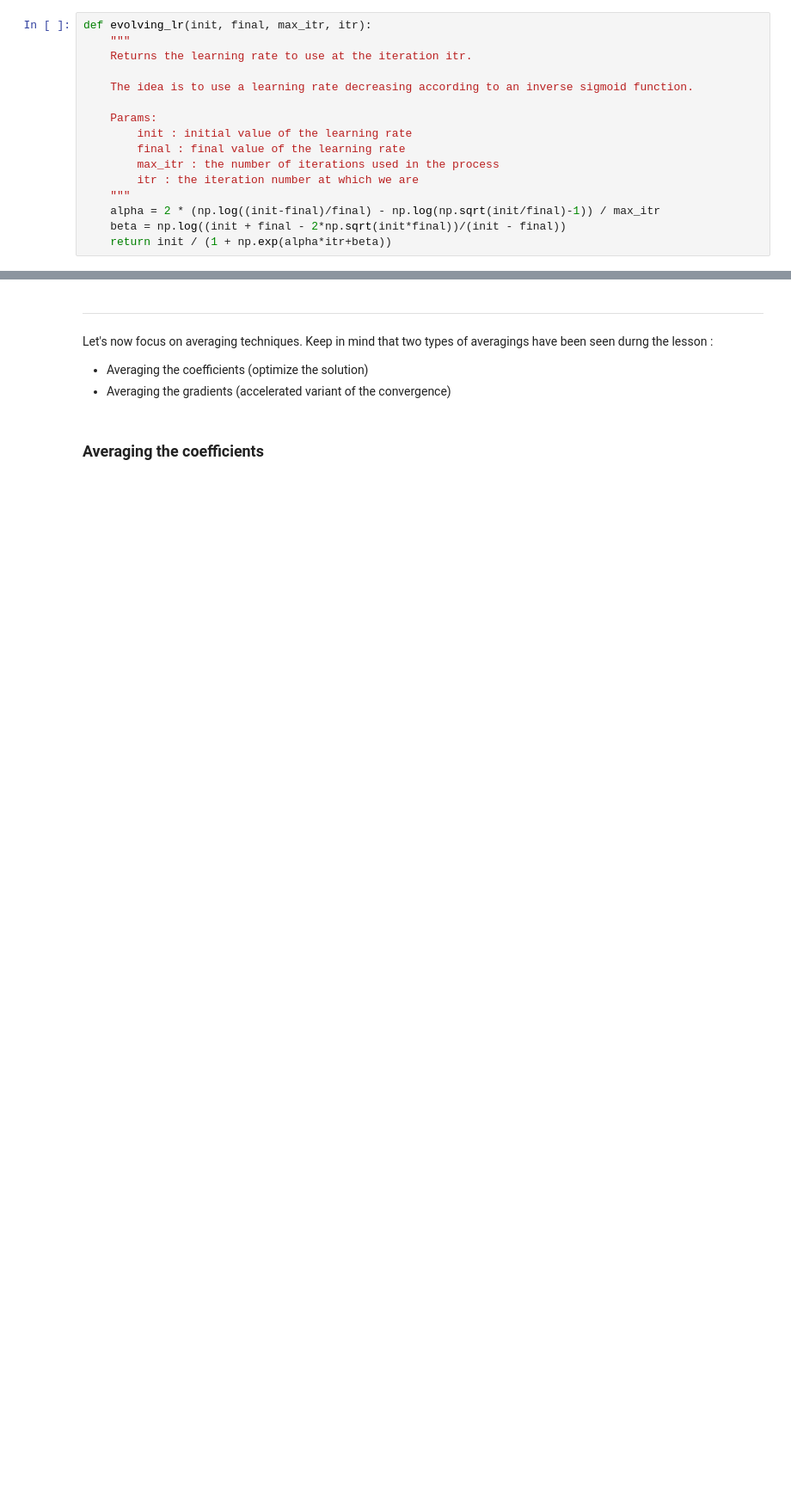
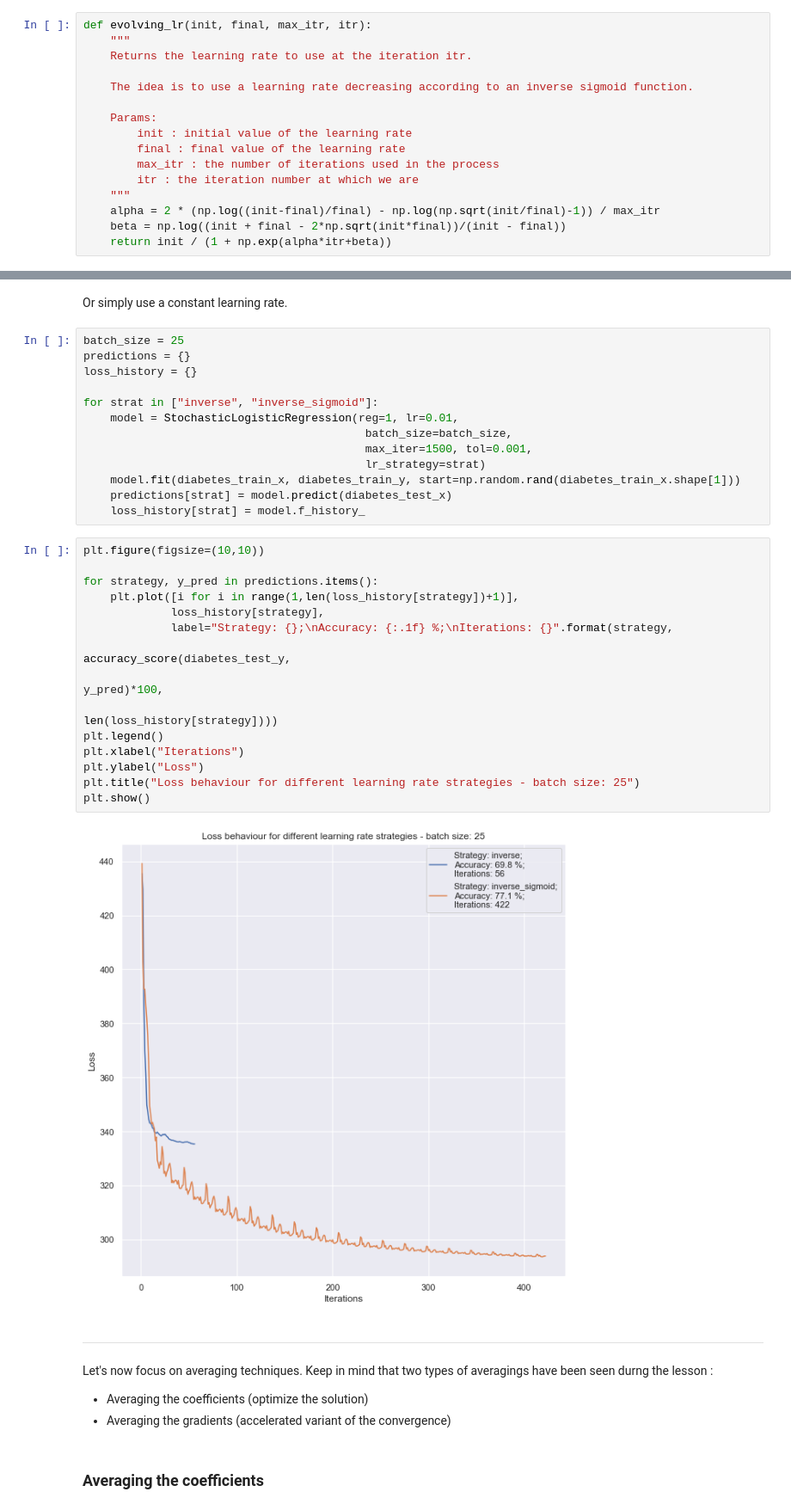
Before and after one commit to EmmanuelJhno/AML-labs, a Jupyter notebook: Cours 4 - TP/l3_Brandeis_Jehanno.ipynb, the cells around one changed output, grey strips where cells are left out. Shown at 86% size. Drawn from its saved outputs; the diff is of its cells as text; blank space fills up the shorter version.

```diff
--- a/Cours 4 - TP/l3_Brandeis_Jehanno.ipynb
+++ b/Cours 4 - TP/l3_Brandeis_Jehanno.ipynb
@@ -320,4 +347,36 @@ Text(0, 0.5, 'Learning rate')
 [figure]
+# %% [markdown]
+Or simply use a constant learning rate.
+# %%
+batch_size = 25
+predictions = {}
+loss_history = {}
+
+for strat in ["inverse", "inverse_sigmoid"]:
+    model = StochasticLogisticRegression(reg=1, lr=0.01,
+                                          batch_size=batch_size,
+                                          max_iter=1500, tol=0.001,
+                                          lr_strategy=strat)
+    model.fit(diabetes_train_x, diabetes_train_y, start=np.random.rand(diabetes_train_x.shape[1]))
+    predictions[strat] = model.predict(diabetes_test_x)
+    loss_history[strat] = model.f_history_
+# %%
+plt.figure(figsize=(10,10))
+
+for strategy, y_pred in predictions.items():
+    plt.plot([i for i in range(1,len(loss_history[strategy])+1)],
+             loss_history[strategy],
+             label="Strategy: {};\nAccuracy: {:.1f} %;\nIterations: {}".format(strategy,
+                                                                              accuracy_score(diabetes_test_y,
+                                                                                             y_pred)*100,
+                                                                              len(loss_history[strategy])))
+plt.legend()
+plt.xlabel("Iterations")
+plt.ylabel("Loss")
+plt.title("Loss behaviour for different learning rate strategies - batch size: 25")
+plt.show()
+# %% [output]
+[figure, added]
 # %% [markdown]
 -----------
 # %% [markdown]
```
Also changed, not shown: parts of 30 cells of this notebook.
